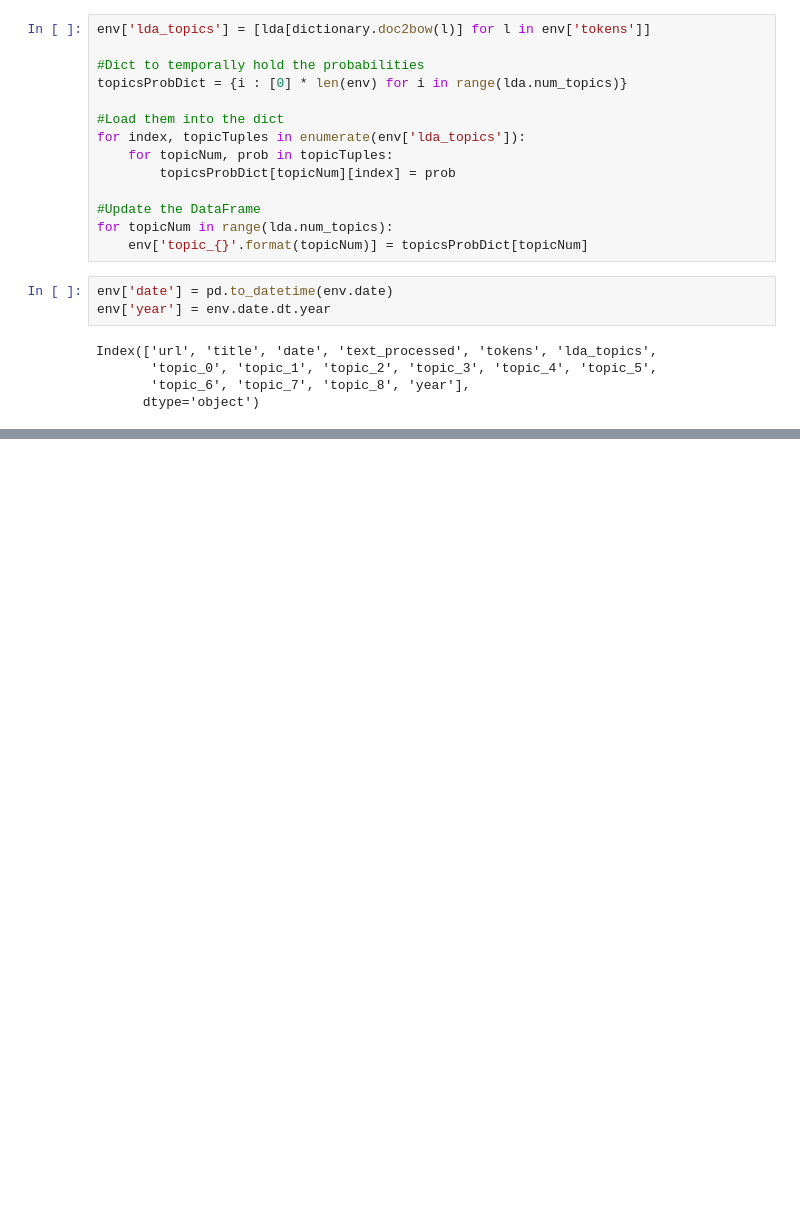
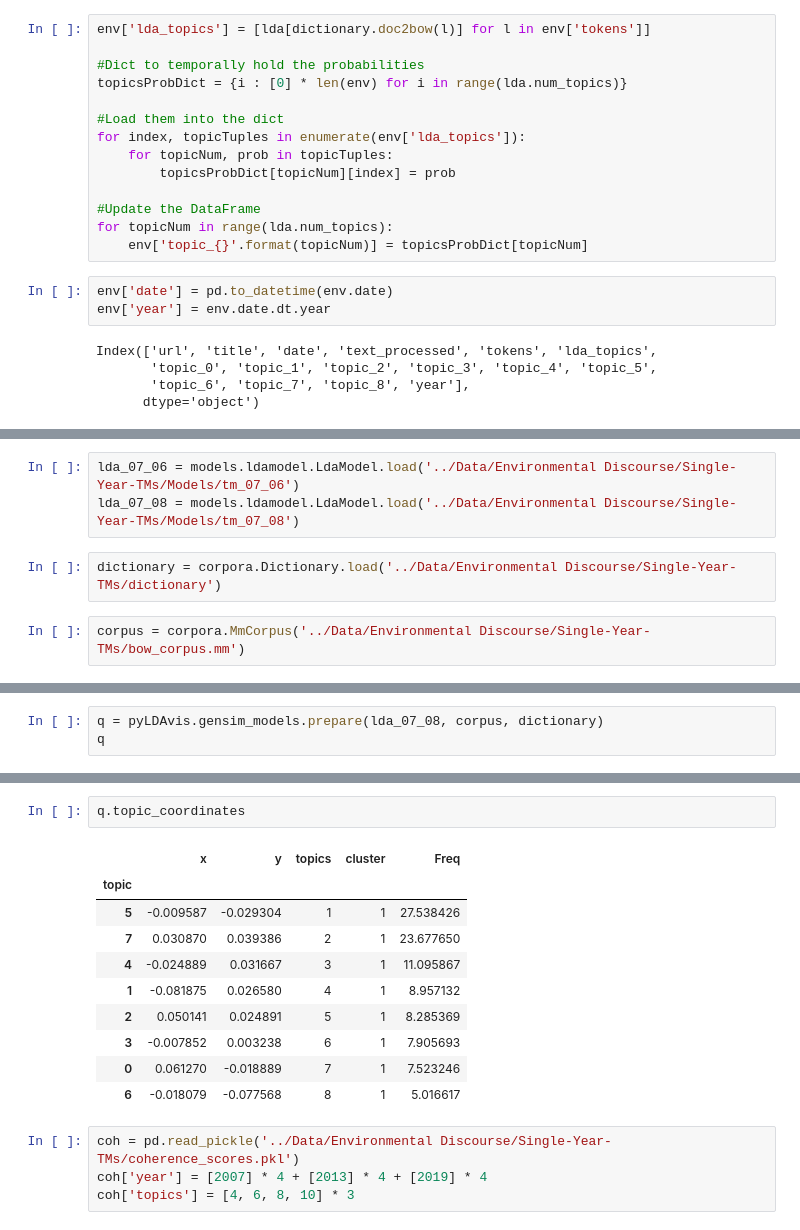
Before and after one commit to mikepackard415/Scientific-Environmental-Discourse, a Jupyter notebook: Programs/Topic Modeling 2.ipynb, the cells around one changed output, grey strips where cells are left out. Saved outputs shown, nothing was run; the diff lists cells and outputs as text; blank space fills up the shorter version.

```diff
--- a/Programs/Topic Modeling 2.ipynb
+++ b/Programs/Topic Modeling 2.ipynb
@@ -79,0 +104,7 @@ nan
+# %%
+lda_07_06 = models.ldamodel.LdaModel.load('../Data/Environmental Discourse/Single-Year-TMs/Models/tm_07_06')
+lda_07_08 = models.ldamodel.LdaModel.load('../Data/Environmental Discourse/Single-Year-TMs/Models/tm_07_08')
+# %%
+dictionary = corpora.Dictionary.load('../Data/Environmental Discourse/Single-Year-TMs/dictionary')
+# %%
+corpus = corpora.MmCorpus('../Data/Environmental Discourse/Single-Year-TMs/bow_corpus.mm')
@@ -79,0 +132,3 @@ nan
+# %%
+q = pyLDAvis.gensim_models.prepare(lda_07_08, corpus, dictionary)
+q
@@ -79,0 +164,17 @@ nan
+# %%
+q.topic_coordinates
+# %% [output]
+|  | x | y | topics | cluster | Freq |
+| topic |  |  |  |  |  |
+| 5 | -0.009587 | -0.029304 | 1 | 1 | 27.538426 |
+| 7 | 0.030870 | 0.039386 | 2 | 1 | 23.677650 |
+| 4 | -0.024889 | 0.031667 | 3 | 1 | 11.095867 |
+| 1 | -0.081875 | 0.026580 | 4 | 1 | 8.957132 |
+| 2 | 0.050141 | 0.024891 | 5 | 1 | 8.285369 |
+| 3 | -0.007852 | 0.003238 | 6 | 1 | 7.905693 |
+| 0 | 0.061270 | -0.018889 | 7 | 1 | 7.523246 |
+| 6 | -0.018079 | -0.077568 | 8 | 1 | 5.016617 |
+# %%
+coh = pd.read_pickle('../Data/Environmental Discourse/Single-Year-TMs/coherence_scores.pkl')
+coh['year'] = [2007] * 4 + [2013] * 4 + [2019] * 4
+coh['topics'] = [4, 6, 8, 10] * 3
```
Also changed, not shown: parts of 15 cells of this notebook, 2 other files.
